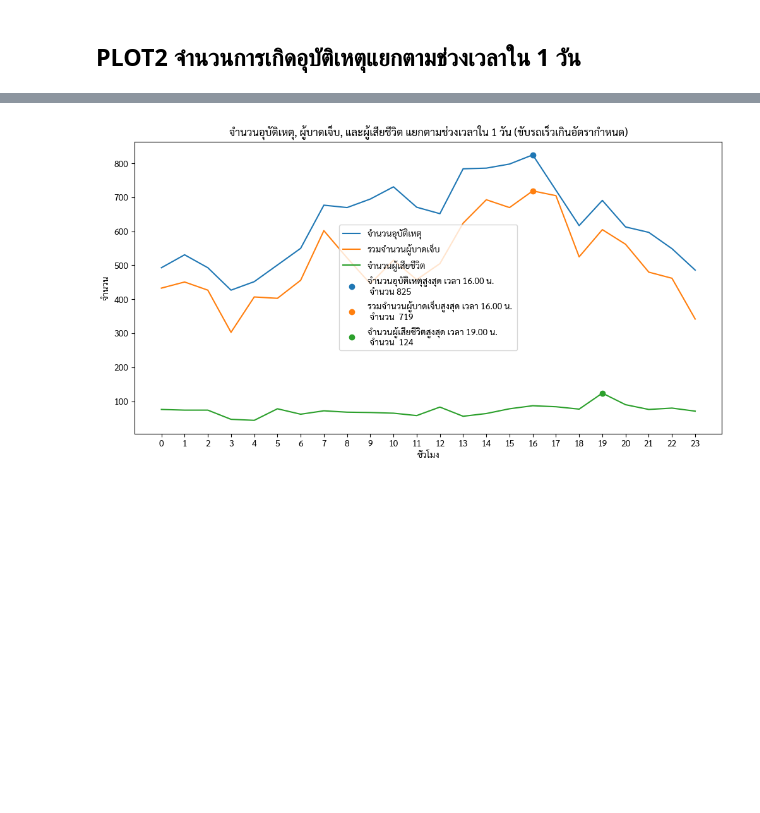
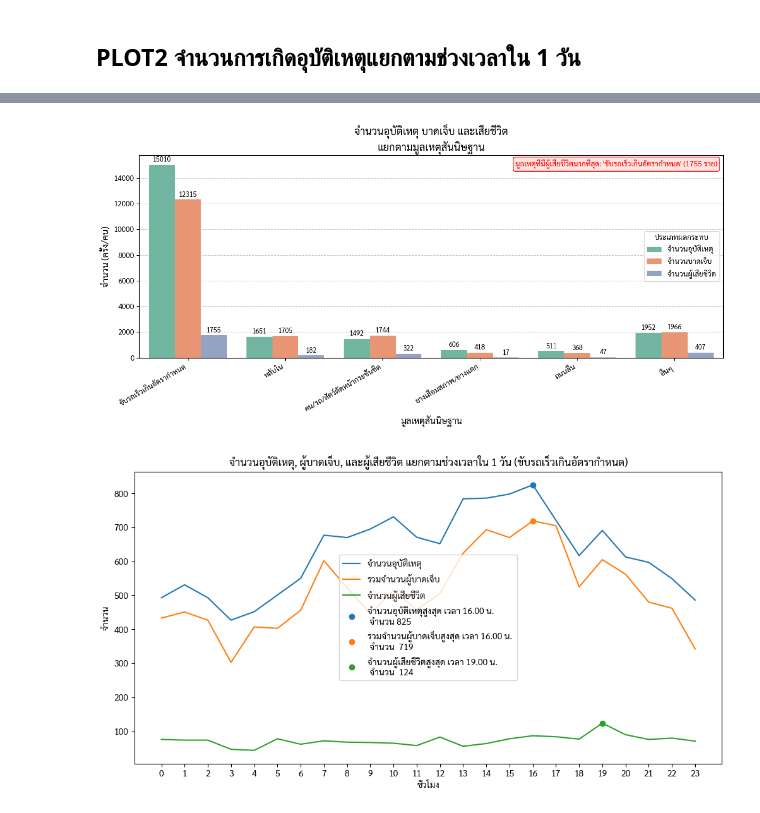
Before and after one commit to mariaonz/traffic-accidents-analysis-2024, a Jupyter notebook: traffic_accidents_analysis_2024.ipynb, the cells around one changed output, grey strips where cells are left out. Cells and saved outputs as stored; diff of their text form; code cells hidden in the pictures; blank space fills up the shorter version.

```diff
--- a/traffic_accidents_analysis_2024.ipynb
+++ b/traffic_accidents_analysis_2024.ipynb
@@ -201,3 +315,80 @@ for i, region in enumerate(regions):
+# %%
+# 2-1
+# สร้าง summary โดยรวมข้อมูลตามมูลเหตุสันนิษฐาน
+summary = df.groupby('มูลเหตุสันนิษฐาน').agg({
+    'ACC_CODE': 'count',
+    'จำนวนผู้บาดเจ็บสาหัส': 'sum',
+    'จำนวนผู้บาดเจ็บเล็กน้อย': 'sum',
+    'จำนวนผู้เสียชีวิต': 'sum'
+}).rename(columns={'ACC_CODE': 'จำนวนอุบัติเหตุ'})
+
+# รวมจำนวนบาดเจ็บ
+summary["จำนวนบาดเจ็บ"] = summary["จำนวนผู้บาดเจ็บสาหัส"] + summary["จำนวนผู้บาดเจ็บเล็กน้อย"]
+
+# สร้างคอลัมน์ใหม่: มูลเหตุ_จำแนก (Top 5 + อื่นๆ)
+top5_causes = summary.sort_values(by="จำนวนอุบัติเหตุ", ascending=False).head(5).index.tolist()
+summary["มูลเหตุ_จำแนก"] = summary.index.map(lambda x: x if x in top5_causes else "อื่นๆ")
+
+# รวมกลุ่มใหม่ตามมูลเหตุ_จำแนก
+summary_sorted = summary.groupby("มูลเหตุ_จำแนก")[["จำนวนอุบัติเหตุ", "จำนวนบาดเจ็บ", "จำนวนผู้เสียชีวิต"]].sum().reset_index()
+
+# Melt ข้อมูลให้อยู่ในรูปแบบ long format
+df_melted_sorted = summary_sorted.melt(
+    id_vars="มูลเหตุ_จำแนก",
+    value_vars=["จำนวนอุบัติเหตุ", "จำนวนบาดเจ็บ", "จำนวนผู้เสียชีวิต"],
+    var_name="ประเภทผลกระทบ",
+    value_name="จำนวน"
+)
+
+# จัดลำดับแกน X: เรียง main_causes จากมาก → น้อย และตามด้วย "อื่นๆ"
+others = summary_sorted[summary_sorted["มูลเหตุ_จำแนก"] == "อื่นๆ"]
+main_causes_df = summary_sorted[summary_sorted["มูลเหตุ_จำแนก"] != "อื่นๆ"]
+main_causes_sorted = main_causes_df.sort_values(by="จำนวนอุบัติเหตุ", ascending=False)
+x_order = main_causes_sorted["มูลเหตุ_จำแนก"].tolist()
+if not others.empty:
+    x_order += others["มูลเหตุ_จำแนก"].tolist()
+
+# วาดกราฟ
+plt.figure(figsize=(12, 6))
+sns.set_palette("Set2")
+
+ax = sns.barplot(
+    data=df_melted_sorted,
+    x="มูลเหตุ_จำแนก",
+    y="จำนวน",
+    hue="ประเภทผลกระทบ",
+    order=x_order
+)
+
+# เพิ่มตัวเลขบนแท่ง
+for container in ax.containers:
+    ax.bar_label(container, fmt="%.0f", label_type="edge", fontsize=9, padding=2)
+
+# ตกแต่งเพิ่มเติม
+ax.yaxis.grid(True, linestyle='--', alpha=0.7)
+ax.set_axisbelow(True)
+
+plt.title("จำนวนอุบัติเหตุ บาดเจ็บ และเสียชีวิต\nแยกตามมูลเหตุสันนิษฐาน", fontsize=14)
+plt.xlabel("มูลเหตุสันนิษฐาน", fontsize=12)
+plt.ylabel("จำนวน (ครั้ง/คน)", fontsize=12)
+plt.xticks(rotation=30, ha='right')
+plt.legend(title="ประเภทผลกระทบ", loc='center right')
+
+# เพิ่มคำอธิบายเด่นบนกราฟ
+try:
+    max_fatal_cause = summary_sorted.loc[summary_sorted["จำนวนผู้เสียชีวิต"].idxmax(), "มูลเหตุ_จำแนก"]
+    max_fatal_value = summary_sorted["จำนวนผู้เสียชีวิต"].max()
+    note = f"มูลเหตุที่มีผู้เสียชีวิตมากที่สุด: '{max_fatal_cause}' ({max_fatal_value} ราย)"
+    plt.text(0.99, 0.98, note, transform=plt.gca().transAxes,
+             fontsize=10, color="red", ha="right", va="top",
+             bbox=dict(facecolor="mistyrose", edgecolor="red", boxstyle="round,pad=0.3"))
+except:
+    pass
+
+plt.tight_layout()
+plt.show()
+# %% [output]
+[figure, added]
 # %%
 # prompt: plot กราฟที่มี index ตามช่วงเวลาราย ชม ในคอลัมน์'เวลา' โดยมีค่า count'ACC_CODE' sum "รวมจำนวนผู้บาดเจ็บ' sum'จำนวนผู้เสียชีวิต'
 _filter = ['ขับรถเร็วเกินอัตรากำหนด', 'คน/รถ/สัตว์ตัดหน้ากระชั้นชิด','หลับใน']
```
Also changed, not shown: parts of 11 cells of this notebook.
